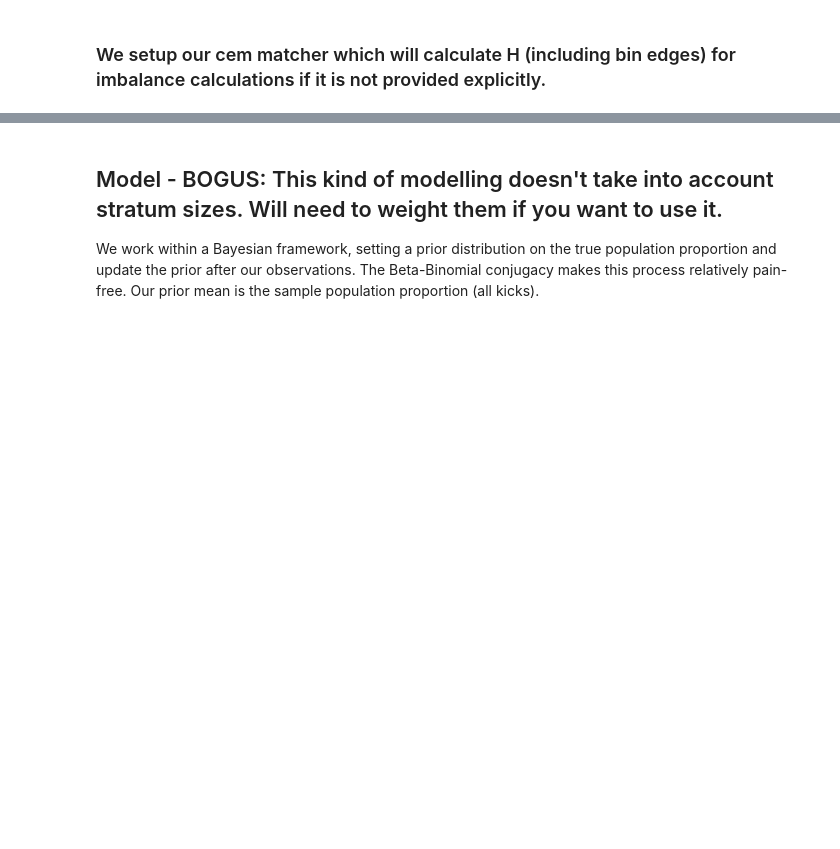
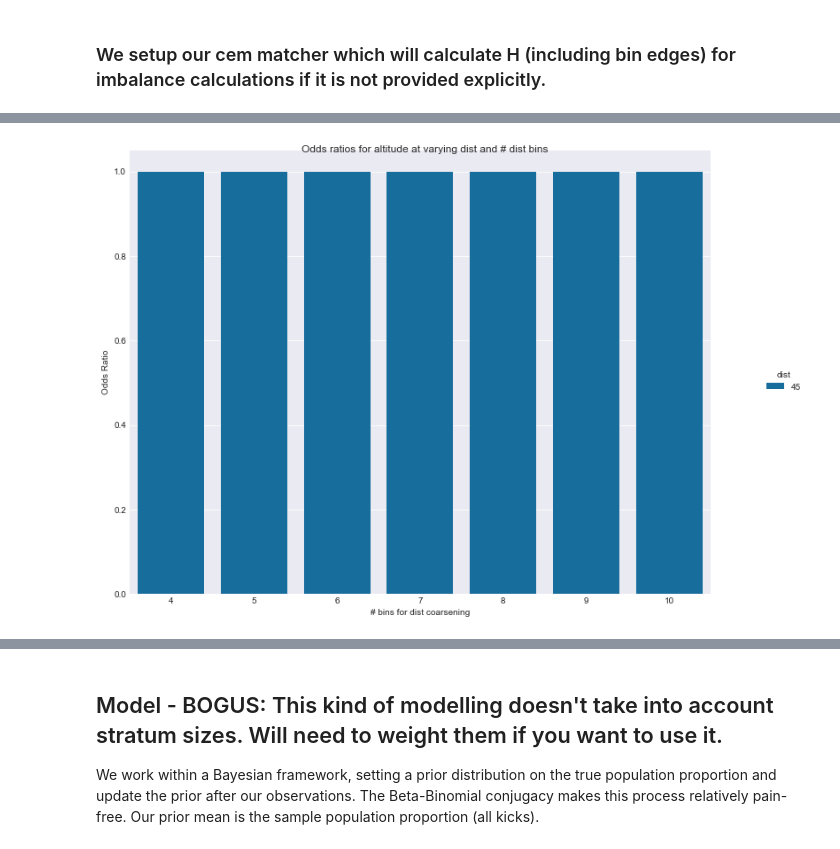
Before and after one commit to lewisbails/nfl-project, a Jupyter notebook: notebooks/field_goals.ipynb, the cells around one changed output, grey strips where cells are left out. Cells and saved outputs as stored; diff of their text form; code cells hidden in the pictures; blank space fills up the shorter version.

```diff
--- a/notebooks/field_goals.ipynb
+++ b/notebooks/field_goals.ipynb
@@ -168,3 +182,8 @@ relaxed = cem.relax(coarsening, relax_on)
+# %%
+# _ = regressed.odds_ratios('dist', [25,35,45,55,65])
+_ = regressed.odds_ratios('dist', [45])
+# %% [output]
+[figure, added]
 # %%
 relaxed.coarsenings
 # %% [output]
```
Also changed, not shown: parts of 33 cells of this notebook, 4 other files.
